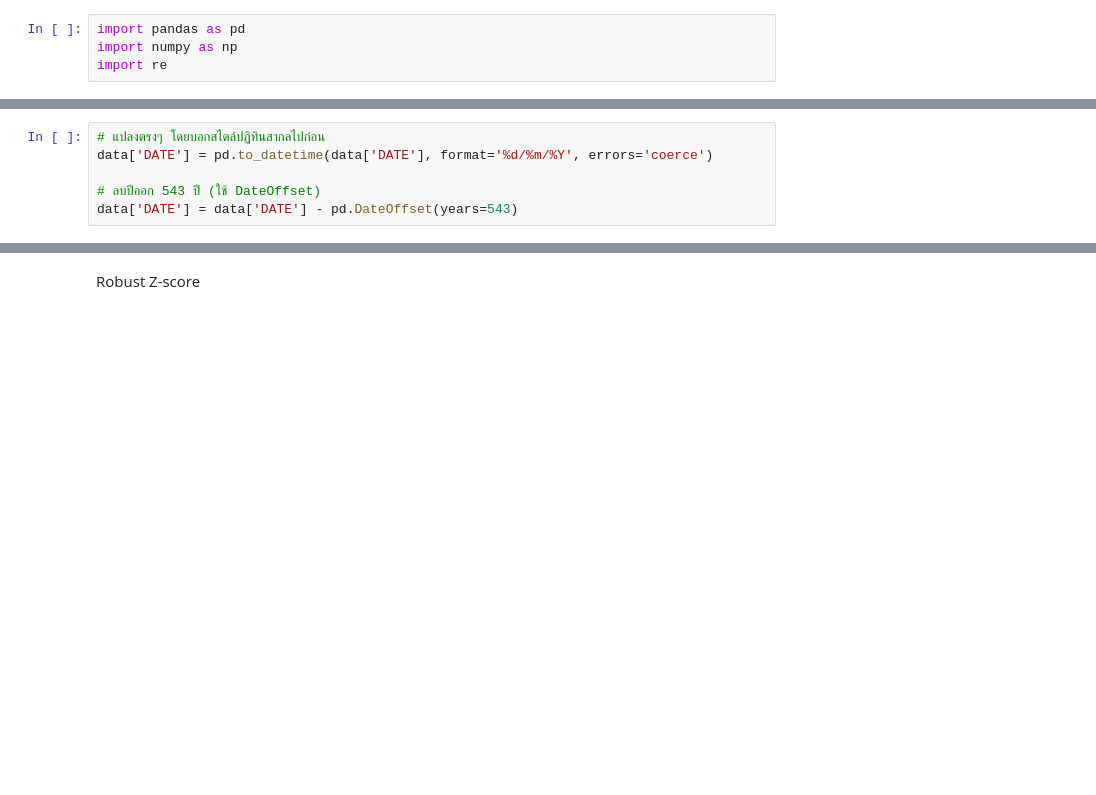
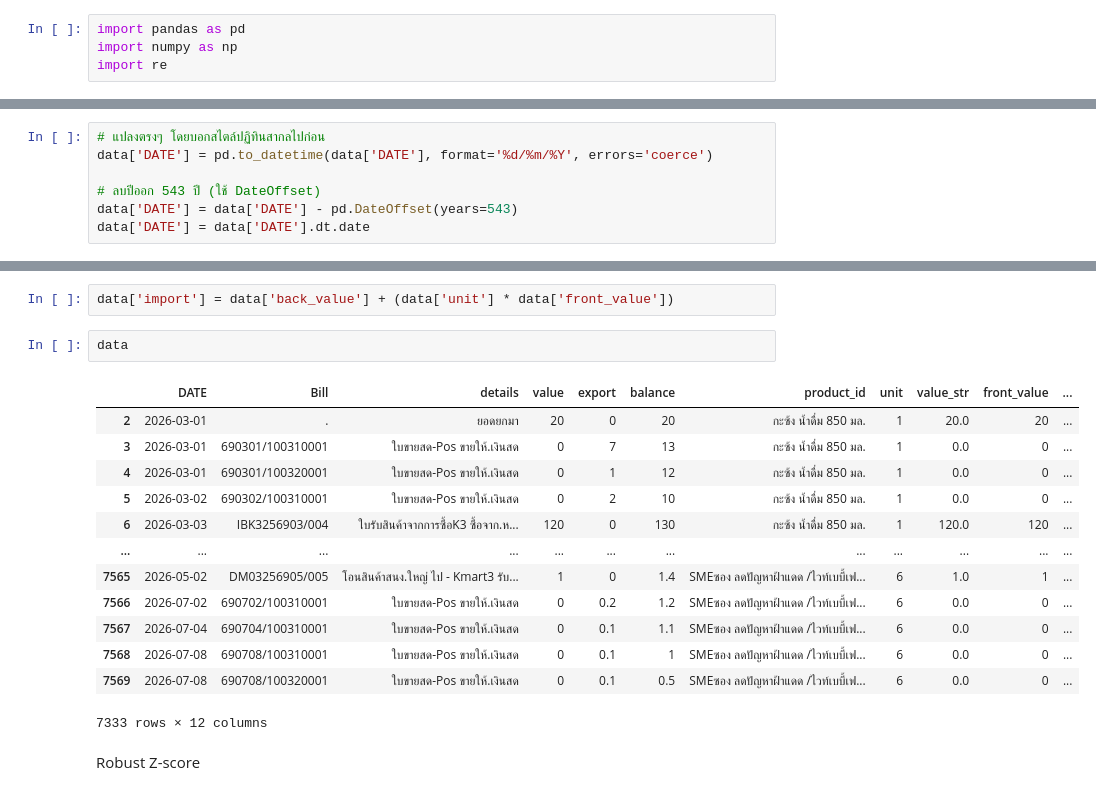
Before and after one commit to SPkit07/Sale, a Jupyter notebook: z.ipynb, the cells around one changed output, grey strips where cells are left out. Drawn from its saved outputs; the diff is of its cells as text; blank space fills up the shorter version.

```diff
--- a/z.ipynb
+++ b/z.ipynb
@@ -35,4 +30,5 @@ data['DATE'] = pd.to_datetime(data['DATE'], format='%d/%m/%Y', errors='coerce')
 
 # ลบปีออก 543 ปี (ใช้ DateOffset)
 data['DATE'] = data['DATE'] - pd.DateOffset(years=543)
+data['DATE'] = data['DATE'].dt.date
 # %%
@@ -42,3 +49,21 @@ NameError: name 'datas' is not defined
+# %%
+data['import'] = data['back_value'] + (data['unit'] * data['front_value'])
+# %%
+data
+# %% [output]
+|  | DATE | Bill | details | value | export | balance | product_id | unit | value_str | front_value | ... |
+| 2 | 2026-03-01 | . | ยอดยกมา | 20 | 0 | 20 | กะซ้ง น้ำดื่ม 850 มล. | 1 | 20.0 | 20 | ... |
+| 3 | 2026-03-01 | 690301/100310001 | ใบขายสด-Pos ขายให้.เงินสด | 0 | 7 | 13 | กะซ้ง น้ำดื่ม 850 มล. | 1 | 0.0 | 0 | ... |
+| 4 | 2026-03-01 | 690301/100320001 | ใบขายสด-Pos ขายให้.เงินสด | 0 | 1 | 12 | กะซ้ง น้ำดื่ม 850 มล. | 1 | 0.0 | 0 | ... |
+| 5 | 2026-03-02 | 690302/100310001 | ใบขายสด-Pos ขายให้.เงินสด | 0 | 2 | 10 | กะซ้ง น้ำดื่ม 850 มล. | 1 | 0.0 | 0 | ... |
+| 6 | 2026-03-03 | IBK3256903/004 | ใบรับสินค้าจากการซื้อK3 ซื้อจาก.ห... | 120 | 0 | 130 | กะซ้ง น้ำดื่ม 850 มล. | 1 | 120.0 | 120 | ... |
+| ... | ... | ... | ... | ... | ... | ... | ... | ... | ... | ... | ... |
+| 7565 | 2026-05-02 | DM03256905/005 | โอนสินค้าสนง.ใหญ่ ไป - Kmart3 รับ... | 1 | 0 | 1.4 | SMEซอง ลดปัญหาฝ้าแดด /ไวท์เบบี้เฟ... | 6 | 1.0 | 1 | ... |
+| 7566 | 2026-07-02 | 690702/100310001 | ใบขายสด-Pos ขายให้.เงินสด | 0 | 0.2 | 1.2 | SMEซอง ลดปัญหาฝ้าแดด /ไวท์เบบี้เฟ... | 6 | 0.0 | 0 | ... |
+| 7567 | 2026-07-04 | 690704/100310001 | ใบขายสด-Pos ขายให้.เงินสด | 0 | 0.1 | 1.1 | SMEซอง ลดปัญหาฝ้าแดด /ไวท์เบบี้เฟ... | 6 | 0.0 | 0 | ... |
+| 7568 | 2026-07-08 | 690708/100310001 | ใบขายสด-Pos ขายให้.เงินสด | 0 | 0.1 | 1 | SMEซอง ลดปัญหาฝ้าแดด /ไวท์เบบี้เฟ... | 6 | 0.0 | 0 | ... |
+| 7569 | 2026-07-08 | 690708/100320001 | ใบขายสด-Pos ขายให้.เงินสด | 0 | 0.1 | 0.5 | SMEซอง ลดปัญหาฝ้าแดด /ไวท์เบบี้เฟ... | 6 | 0.0 | 0 | ... |
+7333 rows × 12 columns
 # %% [markdown]
  Robust Z-score
 # %%
```
Also changed, not shown: parts of 9 cells of this notebook.
